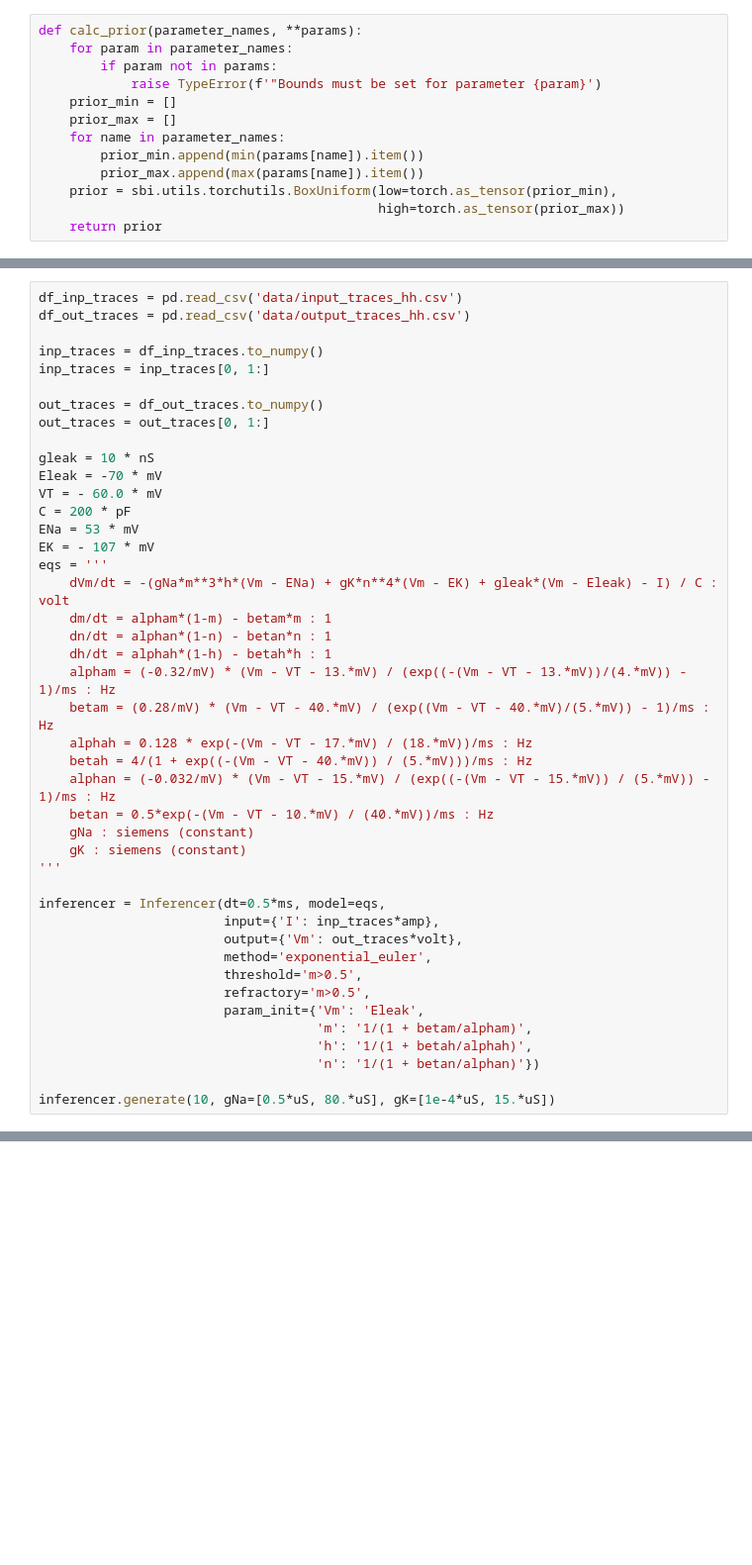
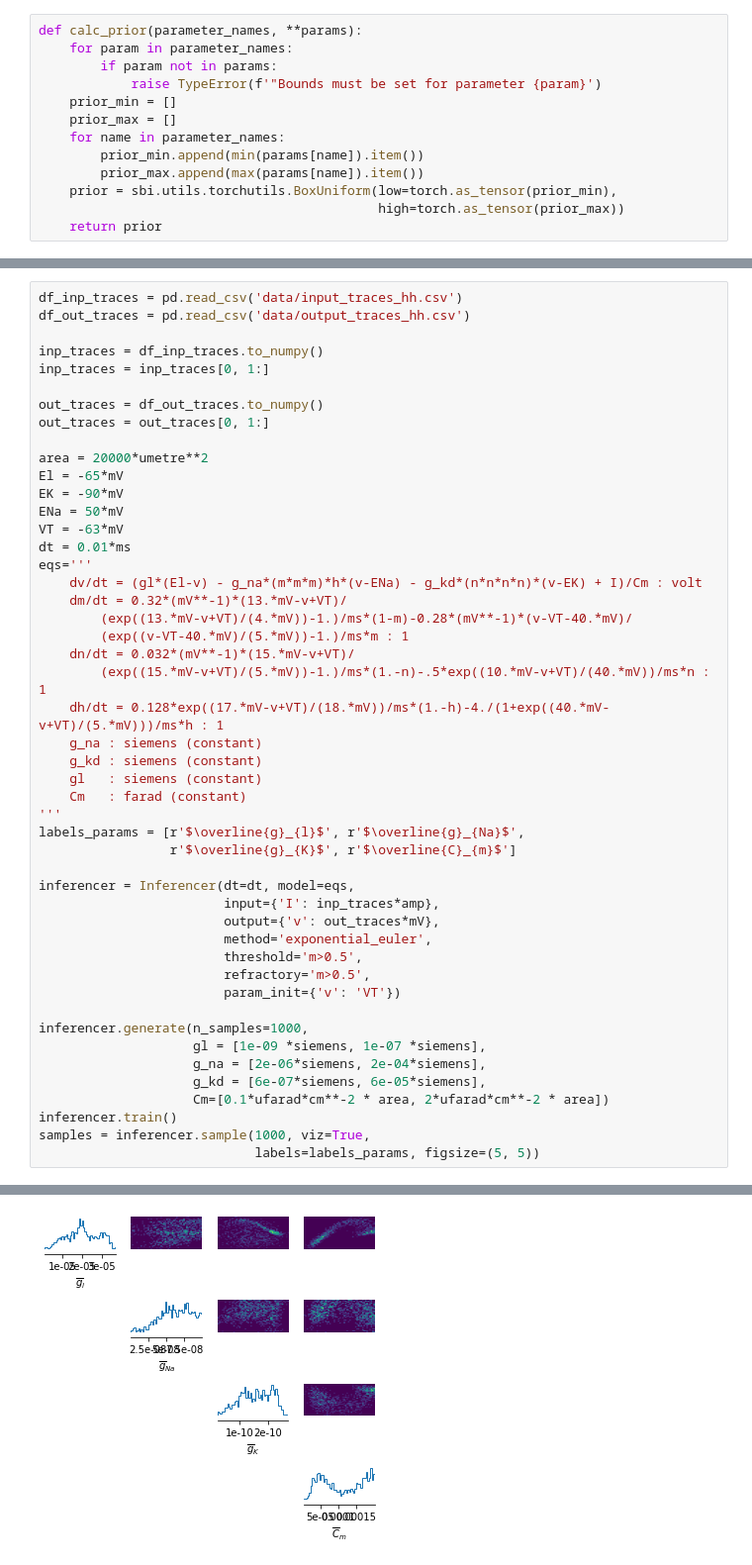
Before and after one commit to akapet00/gsoc_dump_repo, a Jupyter notebook: playground/issue44.ipynb, the cells around one changed output, grey strips where cells are left out. Shown: that part at 99% size. Cells and saved outputs as stored; diff of their text form; blank space fills up the shorter version.

```diff
--- a/playground/issue44.ipynb
+++ b/playground/issue44.ipynb
@@ -170,36 +197,42 @@ inp_traces = inp_traces[0, 1:]
 out_traces = df_out_traces.to_numpy()
 out_traces = out_traces[0, 1:]
 
-gleak = 10 * nS
-Eleak = -70 * mV
-VT = - 60.0 * mV
-C = 200 * pF
-ENa = 53 * mV
-EK = - 107 * mV
-eqs = '''
-    dVm/dt = -(gNa*m**3*h*(Vm - ENa) + gK*n**4*(Vm - EK) + gleak*(Vm - Eleak) - I) / C : volt
-    dm/dt = alpham*(1-m) - betam*m : 1
-    dn/dt = alphan*(1-n) - betan*n : 1
-    dh/dt = alphah*(1-h) - betah*h : 1
-    alpham = (-0.32/mV) * (Vm - VT - 13.*mV) / (exp((-(Vm - VT - 13.*mV))/(4.*mV)) - 1)/ms : Hz
-    betam = (0.28/mV) * (Vm - VT - 40.*mV) / (exp((Vm - VT - 40.*mV)/(5.*mV)) - 1)/ms : Hz
-    alphah = 0.128 * exp(-(Vm - VT - 17.*mV) / (18.*mV))/ms : Hz
-    betah = 4/(1 + exp((-(Vm - VT - 40.*mV)) / (5.*mV)))/ms : Hz
-    alphan = (-0.032/mV) * (Vm - VT - 15.*mV) / (exp((-(Vm - VT - 15.*mV)) / (5.*mV)) - 1)/ms : Hz
-    betan = 0.5*exp(-(Vm - VT - 10.*mV) / (40.*mV))/ms : Hz
-    gNa : siemens (constant)
-    gK : siemens (constant)
+area = 20000*umetre**2
+El = -65*mV
+EK = -90*mV
+ENa = 50*mV
+VT = -63*mV
+dt = 0.01*ms
+eqs='''
+    dv/dt = (gl*(El-v) - g_na*(m*m*m)*h*(v-ENa) - g_kd*(n*n*n*n)*(v-EK) + I)/Cm : volt
+    dm/dt = 0.32*(mV**-1)*(13.*mV-v+VT)/
+        (exp((13.*mV-v+VT)/(4.*mV))-1.)/ms*(1-m)-0.28*(mV**-1)*(v-VT-40.*mV)/
+        (exp((v-VT-40.*mV)/(5.*mV))-1.)/ms*m : 1
+    dn/dt = 0.032*(mV**-1)*(15.*mV-v+VT)/
+        (exp((15.*mV-v+VT)/(5.*mV))-1.)/ms*(1.-n)-.5*exp((10.*mV-v+VT)/(40.*mV))/ms*n : 1
+    dh/dt = 0.128*exp((17.*mV-v+VT)/(18.*mV))/ms*(1.-h)-4./(1+exp((40.*mV-v+VT)/(5.*mV)))/ms*h : 1
+    g_na : siemens (constant)
+    g_kd : siemens (constant)
+    gl   : siemens (constant)
+    Cm   : farad (constant)
 '''
+labels_params = [r'$\overline{g}_{l}$', r'$\overline{g}_{Na}$',
+                 r'$\overline{g}_{K}$', r'$\overline{C}_{m}$']
 
-inferencer = Inferencer(dt=0.5*ms, model=eqs,
+inferencer = Inferencer(dt=dt, model=eqs,
                         input={'I': inp_traces*amp},
-                        output={'Vm': out_traces*volt},
+                        output={'v': out_traces*mV},
                         method='exponential_euler',
                         threshold='m>0.5',
                         refractory='m>0.5',
-                        param_init={'Vm': 'Eleak',
-                                    'm': '1/(1 + betam/alpham)',
-                                    'h': '1/(1 + betah/alphah)',
-                                    'n': '1/(1 + betan/alphan)'})
+                        param_init={'v': 'VT'})
 
-inferencer.generate(10, gNa=[0.5*uS, 80.*uS], gK=[1e-4*uS, 15.*uS])
+inferencer.generate(n_samples=1000,
+                    gl = [1e-09 *siemens, 1e-07 *siemens],
+                    g_na = [2e-06*siemens, 2e-04*siemens],
+                    g_kd = [6e-07*siemens, 6e-05*siemens],
+                    Cm=[0.1*ufarad*cm**-2 * area, 2*ufarad*cm**-2 * area])
+inferencer.train()
+samples = inferencer.sample(1000, viz=True,
+                            labels=labels_params, figsize=(5, 5))
+# %% [output]
@@ -205,0 +240 @@ inferencer.generate(10, gNa=[0.5*uS, 80.*uS], gK=[1e-4*uS, 15.*uS])
+[figure, added]
```
Also changed, not shown: parts of 3 cells of this notebook.
